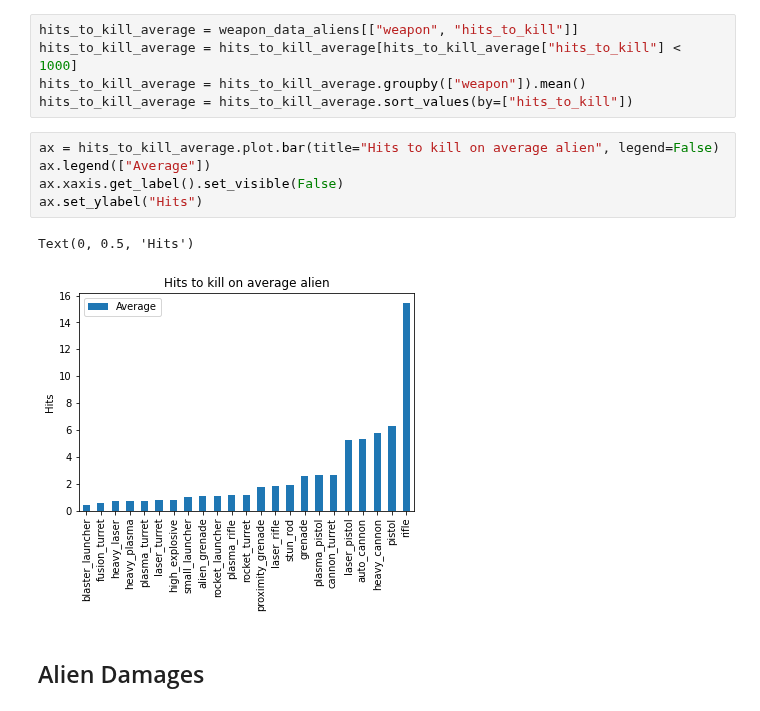
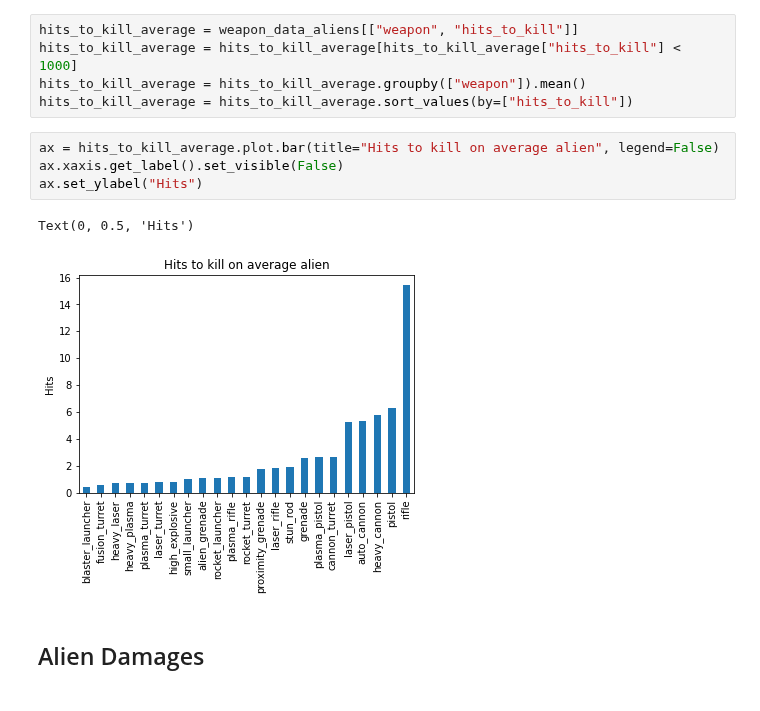
Before and after one commit to Bernardo-MG/xcom-analysis-jupyter-notebook, a Jupyter notebook: enemy_unknown/enemy_survivability.ipynb, the cells around one changed output. Drawn from its saved outputs; the diff is of its cells as text.

Commit message:
Removed legend

```diff
--- a/enemy_unknown/enemy_survivability.ipynb
+++ b/enemy_unknown/enemy_survivability.ipynb
@@ -110,12 +110,11 @@ hits_to_kill_average = hits_to_kill_average.groupby(["weapon"]).mean()
 hits_to_kill_average = hits_to_kill_average.sort_values(by=["hits_to_kill"])
 # %%
 ax = hits_to_kill_average.plot.bar(title="Hits to kill on average alien", legend=False)
-ax.legend(["Average"])
 ax.xaxis.get_label().set_visible(False)
 ax.set_ylabel("Hits")
 # %% [output]
 Text(0, 0.5, 'Hits')
-[figure, old version]
+[figure, new version]
 # %% [markdown]
 ## Alien Damages
 # %% [markdown]
```
Also changed, not shown: parts of 3 cells of this notebook.
